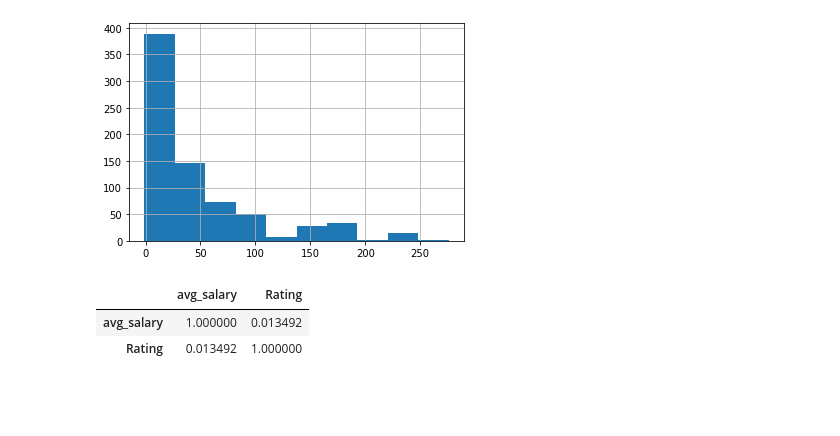
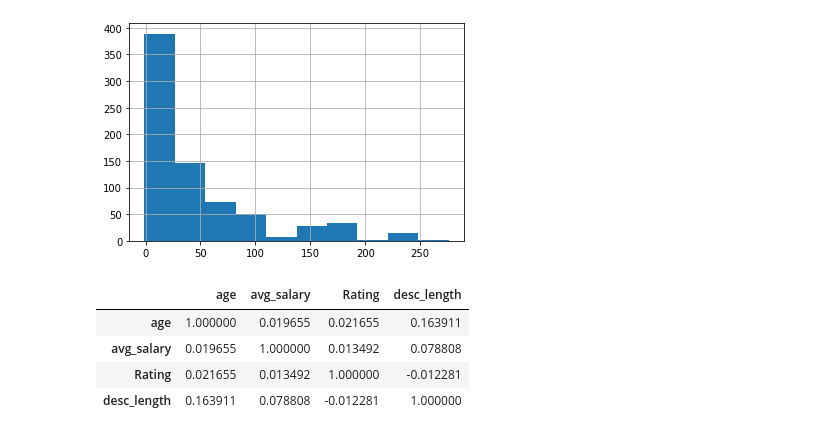
Before and after one commit to sjb3/data_sci_salary_prediction_project, a Jupyter notebook: data_analysis.ipynb, the cells around one changed output. Cells and saved outputs as stored; diff of their text form; code cells hidden in the pictures; blank space fills up the shorter version.

```diff
--- a/data_analysis.ipynb
+++ b/data_analysis.ipynb
@@ -222,8 +222,11 @@ df.age.hist()
 <matplotlib.axes._subplots.AxesSubplot at 0x...>
 [figure]
 # %%
- df[['avg_salary', 'Rating']].corr()
+corr = df[['age', 'avg_salary', 'Rating', 'desc_length']].corr()
+corr
 # %% [output]
-|  | avg_salary | Rating |
-| avg_salary | 1.000000 | 0.013492 |
-| Rating | 0.013492 | 1.000000 |
+|  | age | avg_salary | Rating | desc_length |
+| age | 1.000000 | 0.019655 | 0.021655 | 0.163911 |
+| avg_salary | 0.019655 | 1.000000 | 0.013492 | 0.078808 |
+| Rating | 0.021655 | 0.013492 | 1.000000 | -0.012281 |
+| desc_length | 0.163911 | 0.078808 | -0.012281 | 1.000000 |
```
Also changed, not shown: parts of 3 cells of this notebook.
